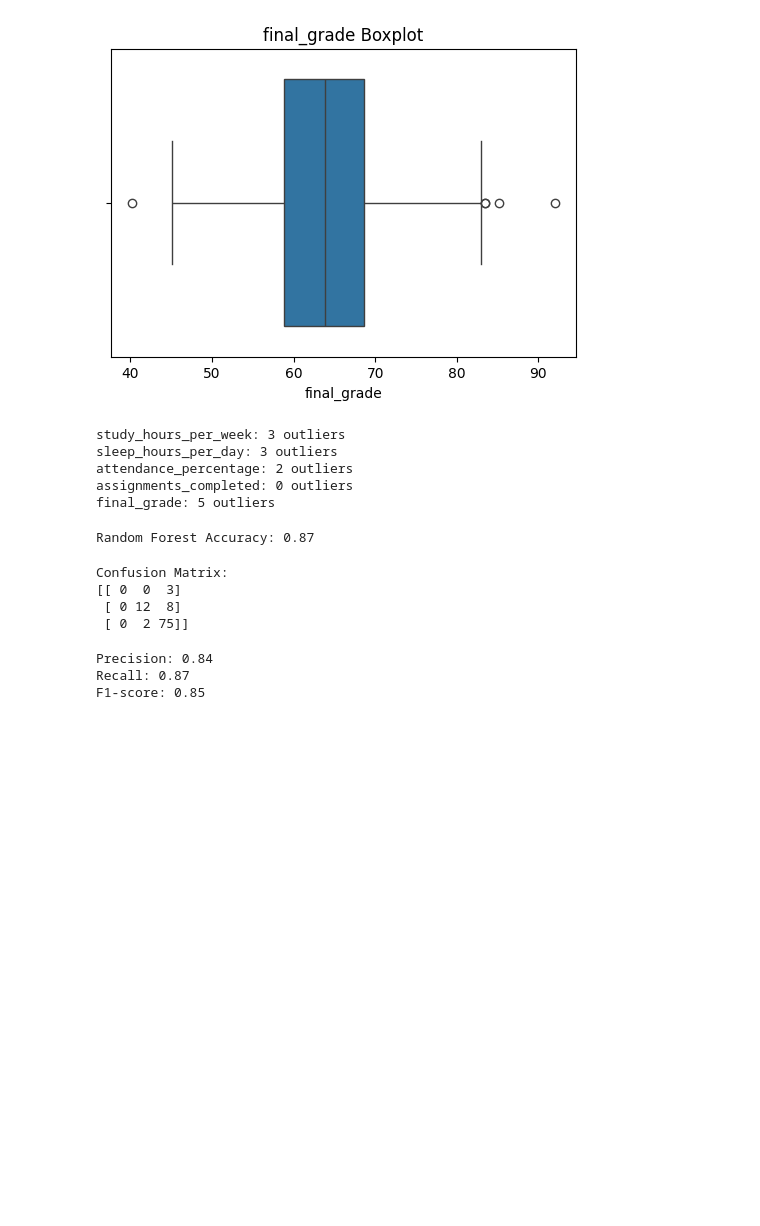
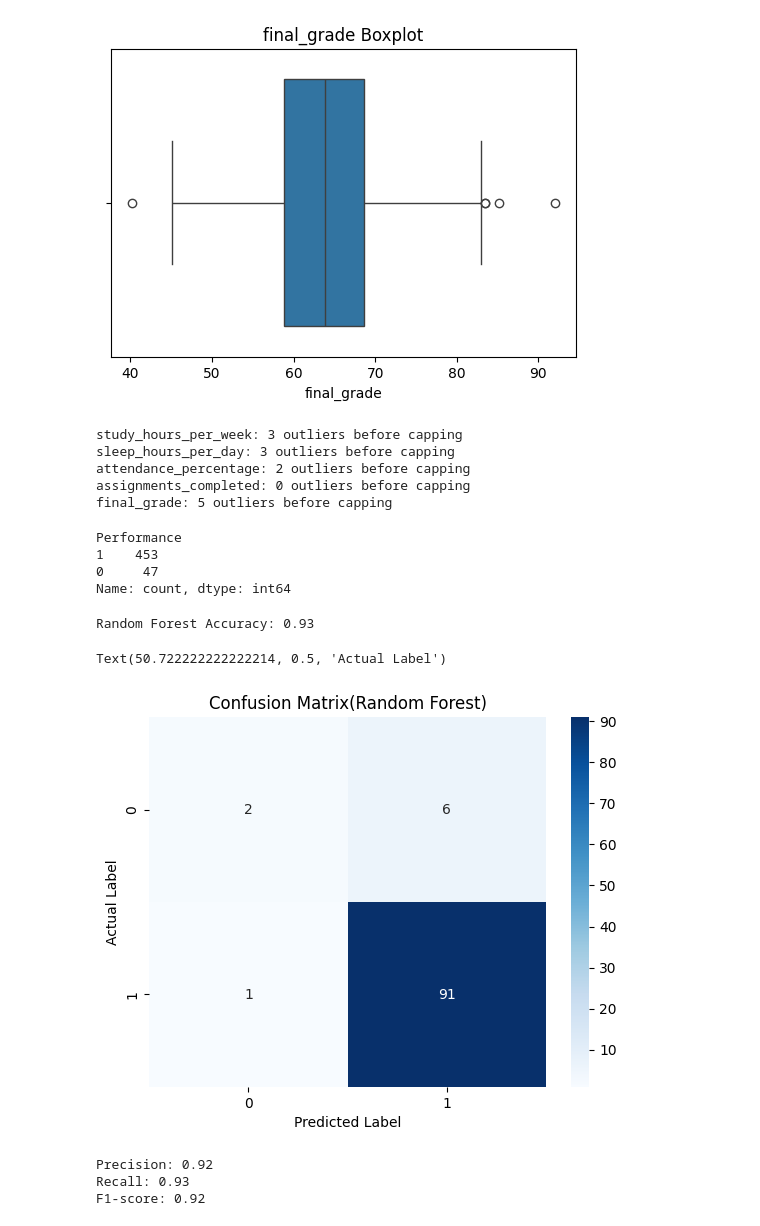
Before and after one commit to kanika-07cs/Task15-14.10.25-, a Jupyter notebook: Task.ipynb, the cells around one changed output. Drawn from its saved outputs; the diff is of its cells as text; code cells hidden in the pictures; blank space fills up the shorter version.

```diff
--- a/Task.ipynb
+++ b/Task.ipynb
@@ -134,37 +134,47 @@ for col in num_cols:
     Q1 = df[col].quantile(0.25)
     Q3 = df[col].quantile(0.75)
     IQR = Q3 - Q1
-    outliers = df[(df[col] < Q1 - 1.5*IQR) | (df[col] > Q3 + 1.5*IQR)]
-    print(f"{col}: {len(outliers)} outliers")
+    lower_cap = Q1 - 1.5 * IQR
+    upper_cap = Q3 + 1.5 * IQR
+    outliers = df[(df[col] < lower_cap) | (df[col] > upper_cap)]
+    print(f"{col}: {len(outliers)} outliers before capping")
+    df[col] = np.where(df[col] < lower_cap, lower_cap,np.where(df[col] > upper_cap, upper_cap, df[col]))
 # %% [output]
-study_hours_per_week: 3 outliers
-sleep_hours_per_day: 3 outliers
-attendance_percentage: 2 outliers
-assignments_completed: 0 outliers
-final_grade: 5 outliers
+study_hours_per_week: 3 outliers before capping
+sleep_hours_per_day: 3 outliers before capping
+attendance_percentage: 2 outliers before capping
+assignments_completed: 0 outliers before capping
+final_grade: 5 outliers before capping
 # %%
-df['Performance'] = pd.cut(df['final_grade'],bins=[0, 59, 79, 100],labels=['Low', 'Medium', 'High'])
+df['Performance'] = pd.cut(df['final_grade'],bins=[0, 55, 100],labels=['Fail','Pass'])
 le_target = LabelEncoder()
 df['Performance'] = le_target.fit_transform(df['Performance'])
 X = df.drop(columns=['Performance', 'final_grade'])
 y=df['Performance']
 X_train, X_test, y_train, y_test = train_test_split(X, y, test_size=0.2, random_state=42)
+# %%
+df['Performance'].value_counts()
+# %% [output]
+Performance
+1    453
+0     47
+Name: count, dtype: int64
 # %%
 rf = RandomForestClassifier(n_estimators=1000, class_weight='balanced', random_state=42)
 rf.fit(X_train, y_train)
 y_pred_rf = rf.predict(X_test)
 print(f"Random Forest Accuracy: {accuracy_score(y_test, y_pred_rf):.2f}")
 # %% [output]
-Random Forest Accuracy: 0.87
+Random Forest Accuracy: 0.93
 # %%
 cm_rf = confusion_matrix(y_test, y_pred_rf)
-print("Confusion Matrix:")
-print(cm_rf)
+sns.heatmap(cm_rf,annot=True,cmap='Blues')
+plt.title('Confusion Matrix(Random Forest)')
+plt.xlabel('Predicted Label')
+plt.ylabel('Actual Label')
 # %% [output]
-Confusion Matrix:
-[[ 0  0  3]
- [ 0 12  8]
- [ 0  2 75]]
+Text(50.722222222222214, 0.5, 'Actual Label')
+[figure, added]
 # %%
 precision_weighted = precision_score(y_test, y_pred_rf, average='weighted')
 recall_weighted = recall_score(y_test, y_pred_rf, average='weighted')
@@ -173,9 +183,9 @@ print(f"Precision: {precision_weighted:.2f}")
 print(f"Recall: {recall_weighted:.2f}")
 print(f"F1-score: {f1_weighted:.2f}")
 # %% [output]
-Precision: 0.84
-Recall: 0.87
-F1-score: 0.85
+Precision: 0.92
+Recall: 0.93
+F1-score: 0.92
 # %%
 num_features = ['study_hours_per_week','sleep_hours_per_day','attendance_percentage','assignments_completed']
 X_train_num = X_train[num_features]
```
Also changed, not shown: parts of 3 cells of this notebook, 2 other files.
